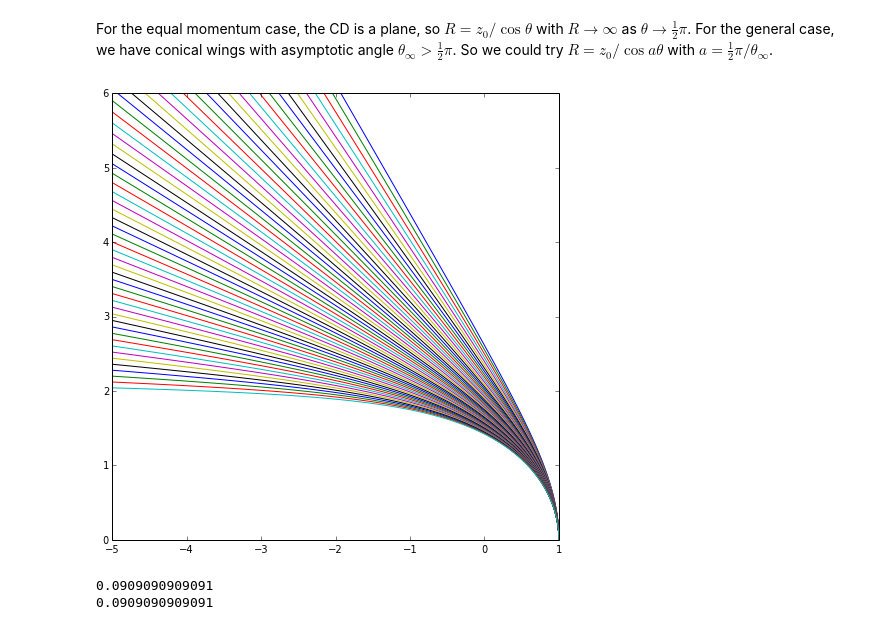
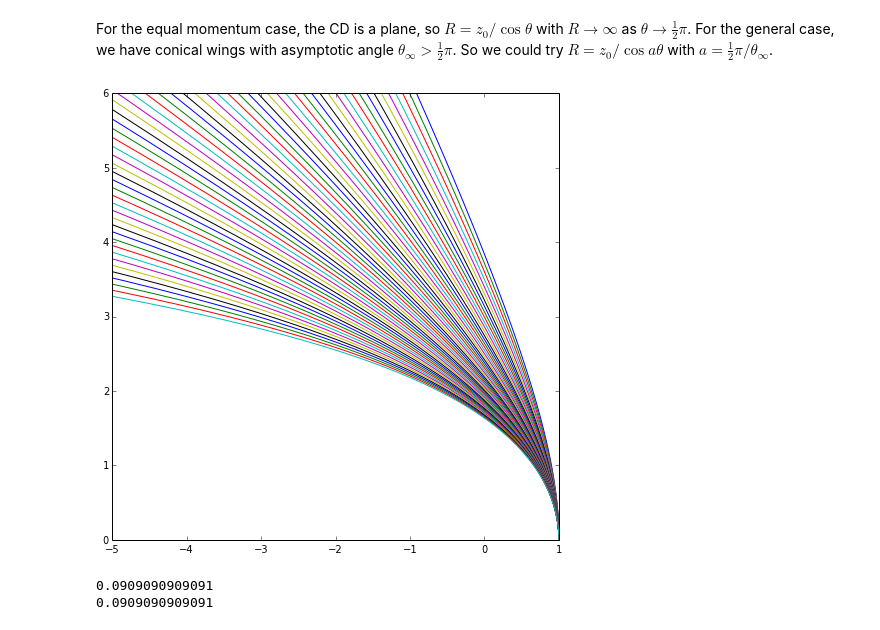
Before and after one commit to will-henney/bowshock-shape, a Jupyter notebook: Shell Thickness.ipynb, the cells around one changed output. Cells and saved outputs as stored; diff of their text form; code cells hidden in the pictures.

```diff
--- a/Shell Thickness.ipynb
+++ b/Shell Thickness.ipynb
@@ -55,21 +82,21 @@ For the equal momentum case, the CD is a plane, so $R = z_0 /\cos\theta$ with $R
 # %%
 z0 = 1.0
 fitdata = {}
 theta_infs = np.arange(120, 180)
-b = 1.0
+b = 1.4
 for theta_inf in theta_infs:
     a = 90.0/theta_inf
     theta = np.linspace(0.0, theta_inf, 100, endpoint=False)
     R = z0/np.cos(a*np.radians(theta))**b
     x = R*np.cos(np.radians(theta))
     y = R*np.sin(np.radians(theta))
     fitdata[theta_inf] = dict(a=a, theta=theta, R=R, x=x, y=y)
     plot(x, y)
 xlim(-5.0, 1.0)
 ylim(0.0, 6.0)
 gcf().set_size_inches(8, 8)
 # %% [output]
-[figure, old version]
+[figure, new version]
 # %%
 import json
 arcfile = "/Users/will/Dropbox/JorgeBowshocks/Jorge_prop/theoretical/proplyd-beta-0.01-arcdata.json"
```
Also changed, not shown: parts of 9 cells of this notebook, 3 other files.
